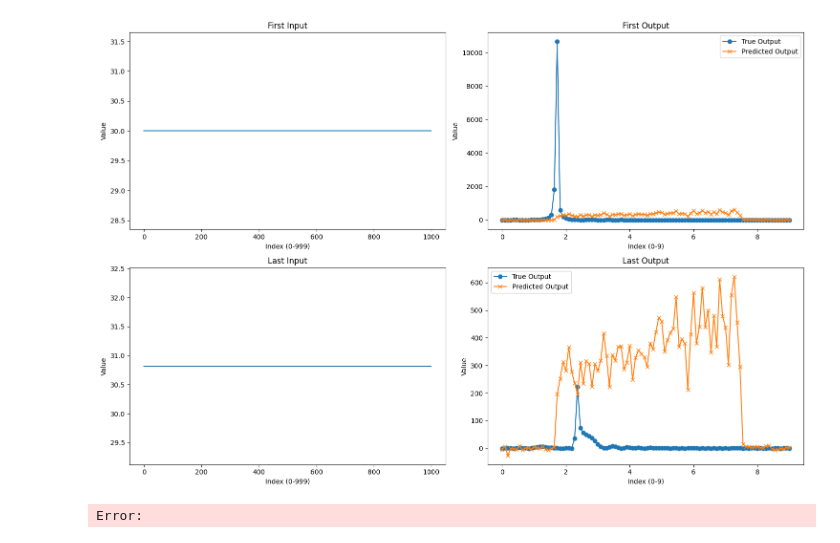
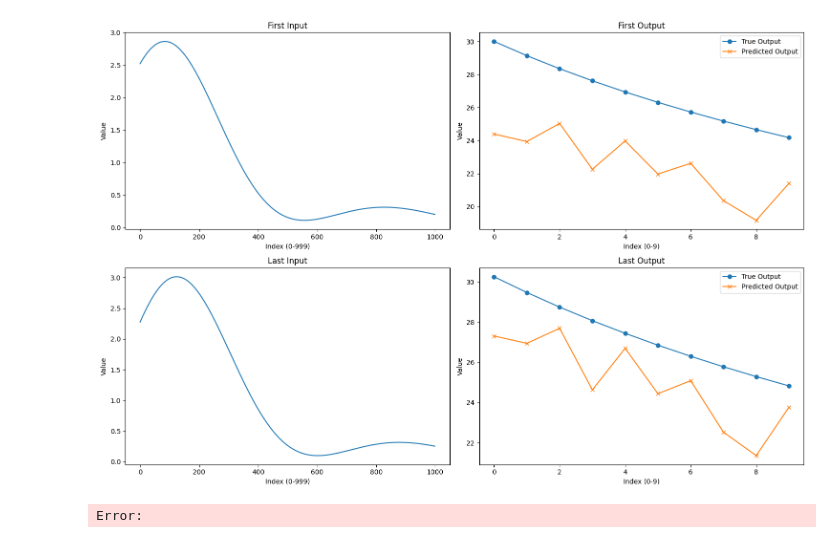
Before and after one commit to Xo1otl/mictlan, a Jupyter notebook: research/syuron/examples/train.ipynb, the cells around one changed output. Drawn from its saved outputs; the diff is of its cells as text; code cells hidden in the pictures.

```diff
--- a/research/syuron/examples/train.ipynb
+++ b/research/syuron/examples/train.ipynb
@@ -5,7 +5,7 @@ from syuron import dataset
 from workspace import path
 import tensorflow as tf
 
-filepath = path.Path("research/syuron/dataset/fixed.tfrecord")
+filepath = path.Path("research/syuron/dataset/chirped_scaled2.tfrecord")
 ds = dataset.load(filepath, 50000)
 batch = next(iter(ds))
 inputs, outputs = batch
@@ -79,7 +73,7 @@ from syuron import mlp
 from workspace import path
 
 
-filepath = path.Path("research/syuron/dataset/fixed.tfrecord")
+filepath = path.Path("research/syuron/dataset/chirped_scaled2.tfrecord")
 ds = dataset.load(filepath)
 final_state, final_loss = mgoslt.train_and_eval(
     ds, 10, mlp.OptimizableParams(learning_rate=1e-3, hidden_sizes=[128, 64]))
@@ -125,7 +119,7 @@ last_prediction = predictions[-1]
 
 # 横軸を作成
 input_x = jnp.linspace(0, 999, 1000)
-output_x = jnp.linspace(0, 9, 100)
+output_x = jnp.linspace(0, 9, 10)
 
 # プロットを作成
 fig, axs = plt.subplots(2, 2, figsize=(15, 10))
@@ -134,32 +128,32 @@ fig, axs = plt.subplots(2, 2, figsize=(15, 10))
 axs[0, 0].plot(input_x, first_input)
 axs[0, 0].set_title('First Input')
 axs[0, 0].set_xlabel('Index (0-999)')
 axs[0, 0].set_ylabel('Value')
 
 # 最初のoutputと予測をプロット
 axs[0, 1].plot(output_x, first_output, 'o-', label='True Output')
 axs[0, 1].plot(output_x, first_prediction, 'x-', label='Predicted Output')
 axs[0, 1].set_title('First Output')
 axs[0, 1].set_xlabel('Index (0-9)')
 axs[0, 1].set_ylabel('Value')
 axs[0, 1].legend()
 
 # 最後のinputをプロット
 axs[1, 0].plot(input_x, last_input)
 axs[1, 0].set_title('Last Input')
 axs[1, 0].set_xlabel('Index (0-999)')
 axs[1, 0].set_ylabel('Value')
 
 # 最後のoutputと予測をプロット
 axs[1, 1].plot(output_x, last_output, 'o-', label='True Output')
 axs[1, 1].plot(output_x, last_prediction, 'x-', label='Predicted Output')
 axs[1, 1].set_title('Last Output')
 axs[1, 1].set_xlabel('Index (0-9)')
 axs[1, 1].set_ylabel('Value')
 axs[1, 1].legend()
 
 plt.tight_layout()
 plt.show()
 # %% [output]
-[figure, old version]
+[figure, new version]
 Error:
```
Also changed, not shown: parts of 2 cells of this notebook, 6 other files.
